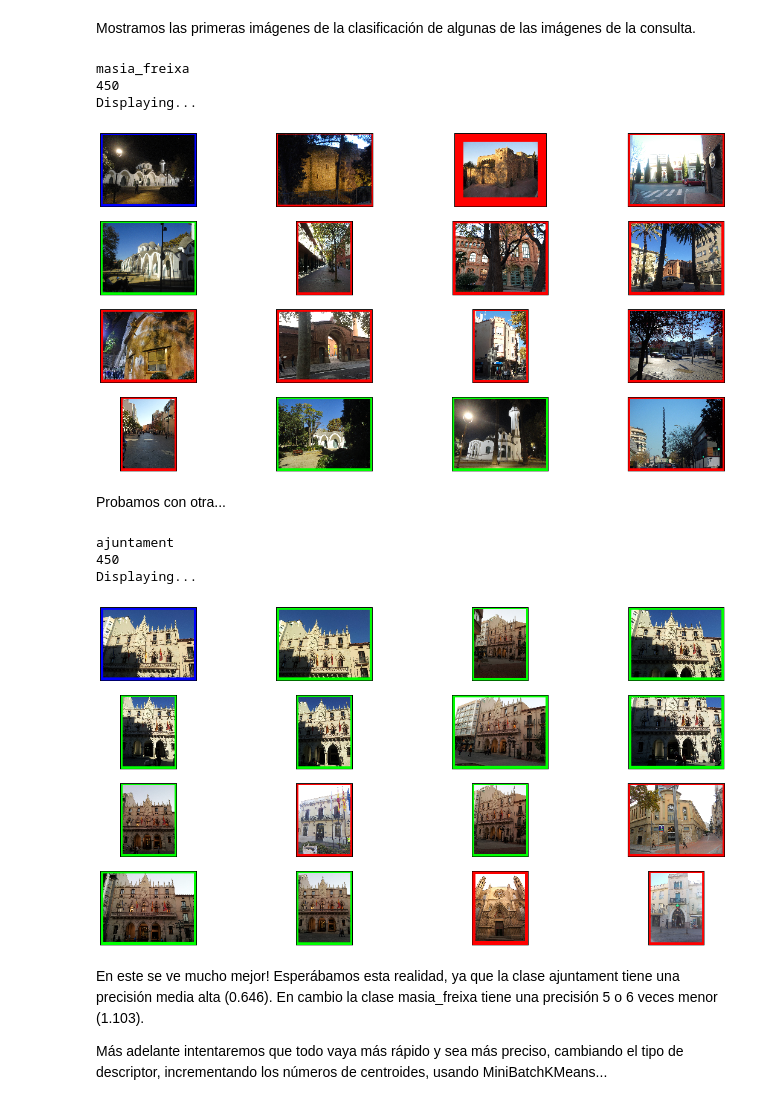
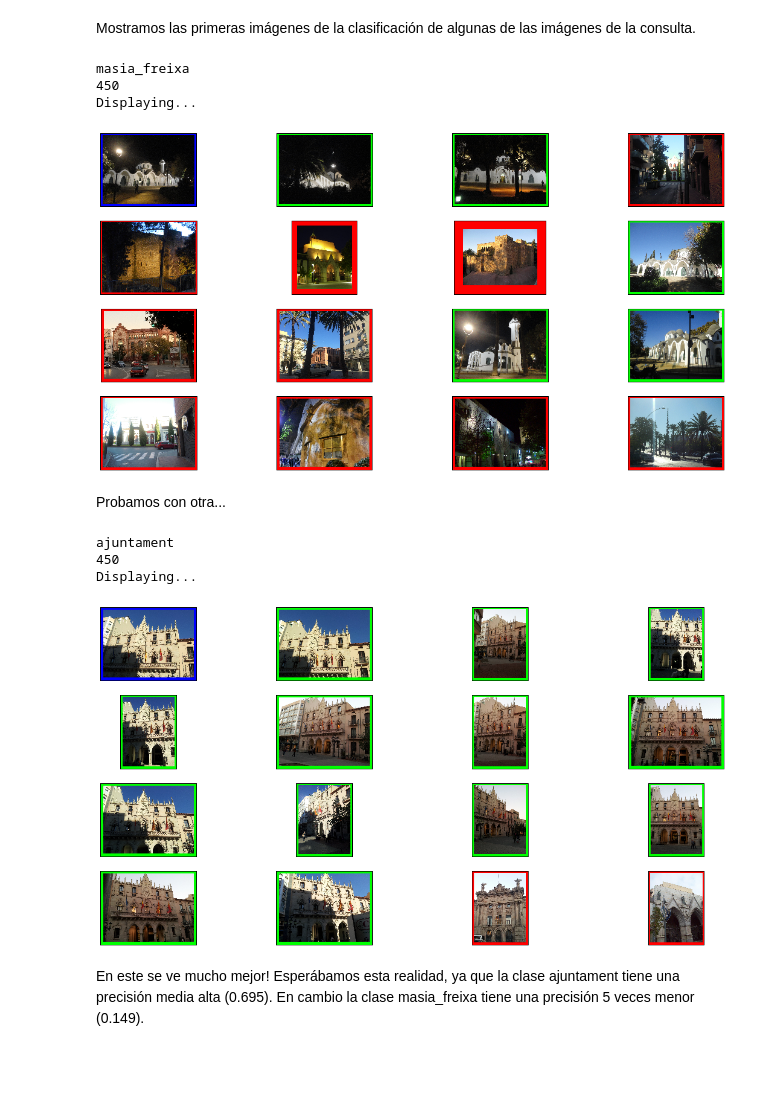
Before and after one commit to gdsa-upc/101.2, a Jupyter notebook: Notebooks/ranking.ipynb, the cells around one changed output. Saved outputs shown, nothing was run; the diff lists cells and outputs as text; code cells hidden in the pictures; blank space fills up the shorter version.

```diff
--- a/Notebooks/ranking.ipynb
+++ b/Notebooks/ranking.ipynb
@@ -54,0 +64,9 @@ Done. Time elapsed: 52.0829999447
+# %%
+    params = get_params()
+# Change to training set
+    params['split'] = 'train'
+
+    print "Storing bow features for train set..."
+    t = time.time()
+    extract_features(params)
+    print "Done. Time elapsed:", time.time() - t
@@ -54,0 +79,8 @@ Done. Time elapsed: 52.0829999447
+# %%
+    params = get_params()
+    params['split'] = 'val'
+
+    print "Storing bow features for validation set..."
+    t = time.time()
+    extract_features(params)
+    print "Done. Time elapsed:", time.time() - t
@@ -110,24 +147,22 @@ estacio_nord 0.129750658081
 # %% [markdown]
 Mostramos las primeras imágenes de la clasificación de algunas de las imágenes de la consulta.
 # %%
-query_id = '14339-12777-27191'
-ER.single_eval(params,query_id)
+idd = '14339-12777-27191'
+ER.single_eval(params,idd)
 # %% [output]
 masia_freixa
 450
 Displaying...
-[figure, old version]
+[figure, new version]
 # %% [markdown]
 Probamos con otra...
 # %%
-query_id = '29429-11804-13780'
-ER.single_eval(params,query_id)
+idd = '29429-11804-13780'
+ER.single_eval(params,idd)
 # %% [output]
 ajuntament
 450
 Displaying...
-[figure, old version]
+[figure, new version]
 # %% [markdown]
-En este se ve mucho mejor! Esperábamos esta realidad, ya que la clase ajuntament tiene una precisión media alta (0.646). En cambio la clase masia_freixa tiene una precisión 5 o 6 veces menor (1.103).
-
-Más adelante intentaremos que todo vaya más rápido y sea más preciso, cambiando el tipo de descriptor, incrementando los números de centroides, usando MiniBatchKMeans...
+En este se ve mucho mejor! Esperábamos esta realidad, ya que la clase ajuntament tiene una precisión media alta (0.695). En cambio la clase masia_freixa tiene una precisión 5 veces menor (0.149).
```
Also changed, not shown: parts of 13 cells of this notebook.
